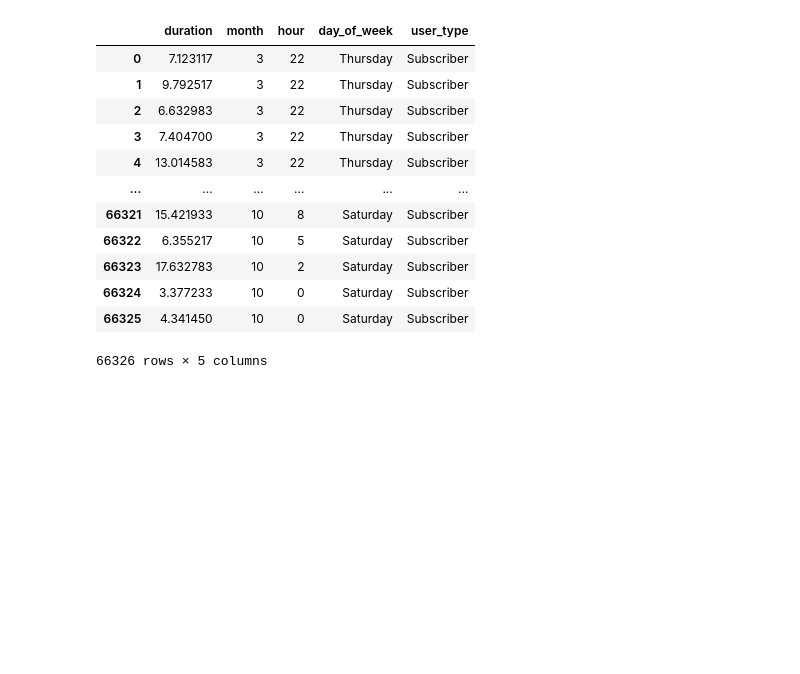
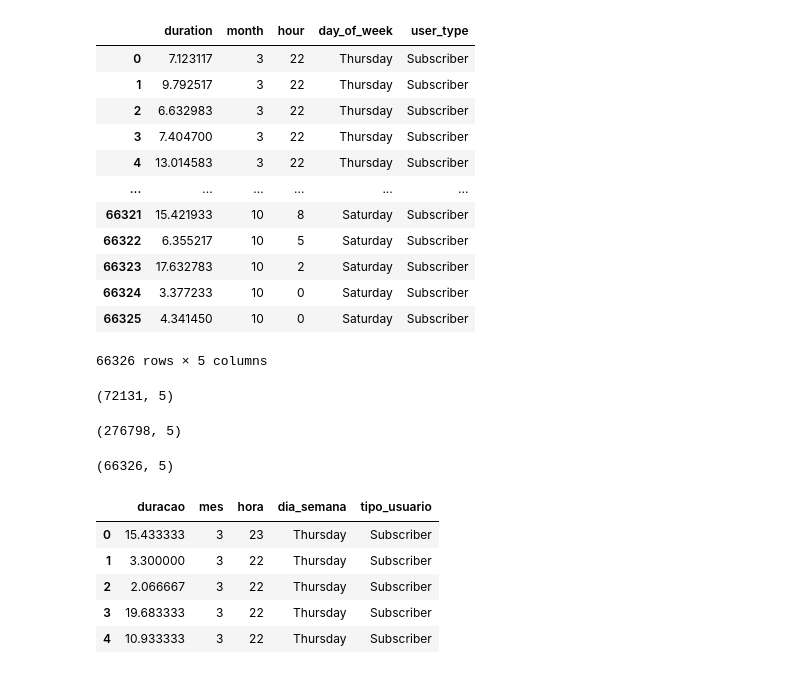
Before and after one commit to gabrielcn/Bike_Sharing, a Jupyter notebook: cyclistic_bike_share.ipynb, the cells around one changed output. Saved outputs shown, nothing was run; the diff lists cells and outputs as text; code cells hidden in the pictures; blank space fills up the shorter version.

```diff
--- a/cyclistic_bike_share.ipynb
+++ b/cyclistic_bike_share.ipynb
@@ -59,3 +58,25 @@ df_was
 | 66324 | 3.377233 | 10 | 0 | Saturday | Subscriber |
 | 66325 | 4.341450 | 10 | 0 | Saturday | Subscriber |
 66326 rows × 5 columns
+# %%
+df_chicago.shape #Formato da tabela
+# %% [output]
+(72131, 5)
+# %%
+df_ny.shape #Formato da tabela
+# %% [output]
+(276798, 5)
+# %%
+df_was.shape #Formato da tabela
+# %% [output]
+(66326, 5)
+# %%
+df_chicago.columns = ["duracao" , "mes" , "hora" , "dia_semana", "tipo_usuario"] #renomear colunas [] lista (columns é um atributo do pandas)
+df_chicago.head()
+# %% [output]
+|  | duracao | mes | hora | dia_semana | tipo_usuario |
+| 0 | 15.433333 | 3 | 23 | Thursday | Subscriber |
+| 1 | 3.300000 | 3 | 22 | Thursday | Subscriber |
+| 2 | 2.066667 | 3 | 22 | Thursday | Subscriber |
+| 3 | 19.683333 | 3 | 22 | Thursday | Subscriber |
+| 4 | 10.933333 | 3 | 22 | Thursday | Subscriber |
```
Also changed, not shown: parts of 9 cells of this notebook.
